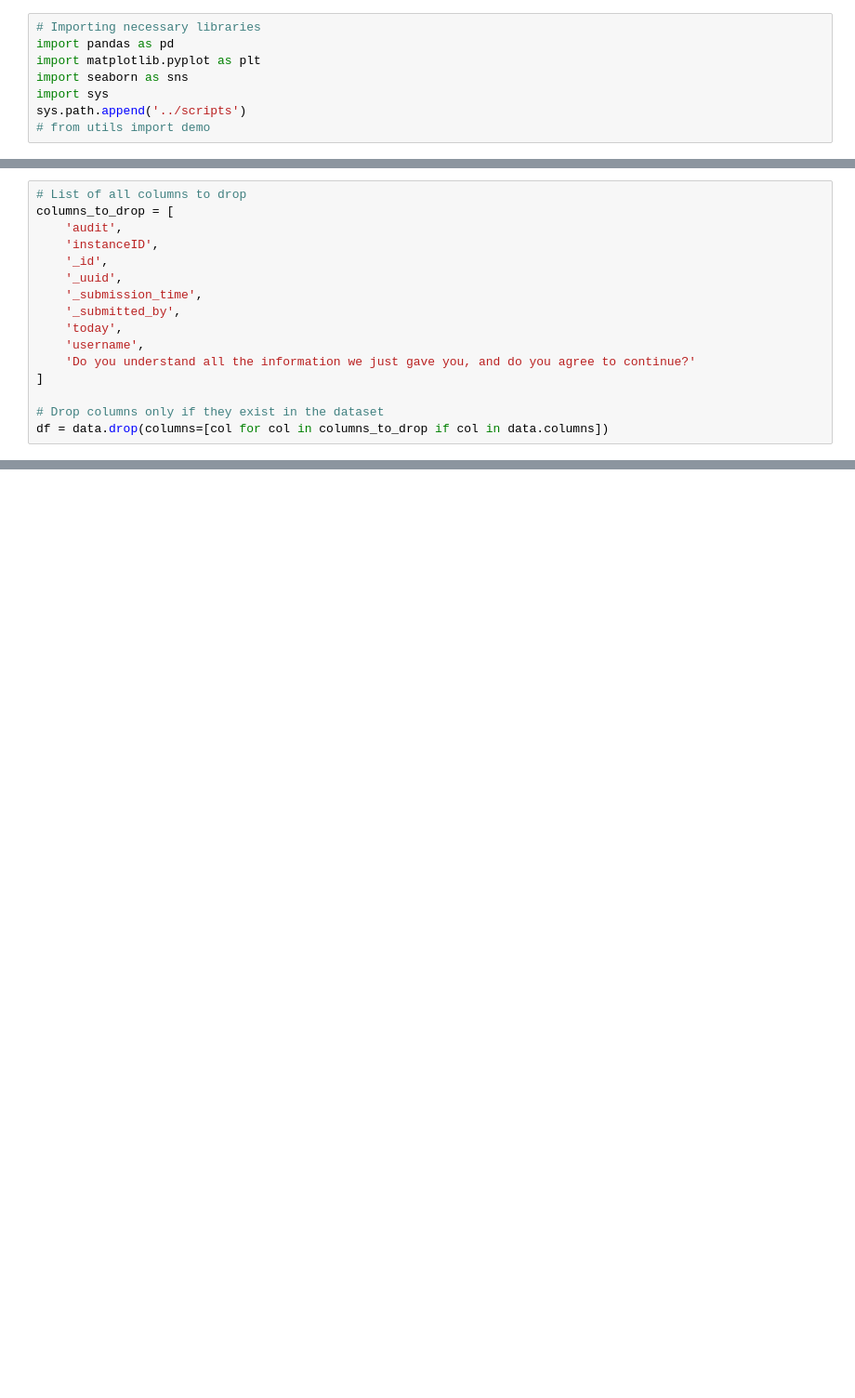
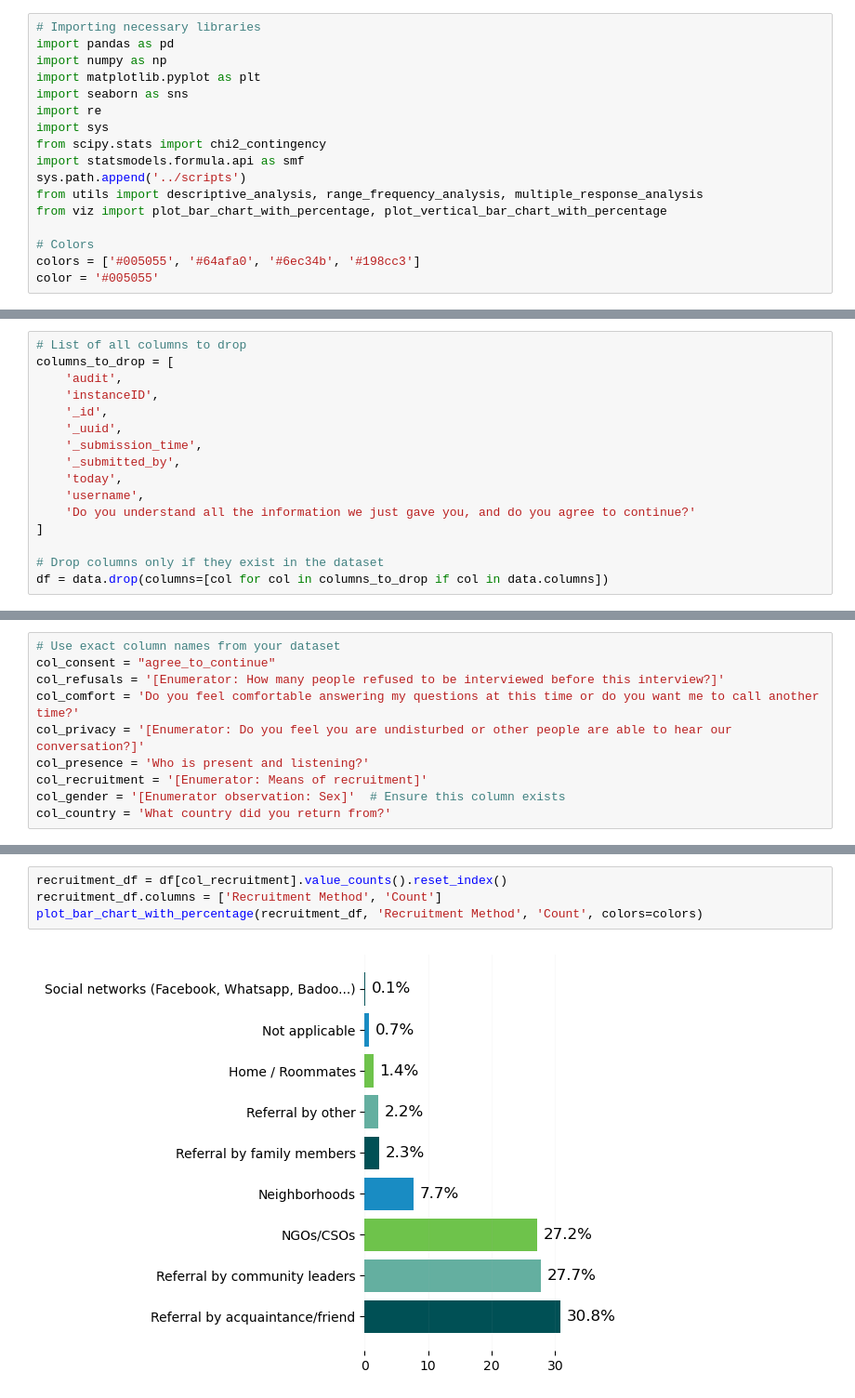
Before and after one commit to Mirwais-Farahi/research-mmc-drc-afghanistan-returnee-trends, a Jupyter notebook: notebooks/analaysis.ipynb, the cells around one changed output, grey strips where cells are left out. Shown at 93% size. Cells and saved outputs as stored; diff of their text form; blank space fills up the shorter version.

```diff
--- a/notebooks/analaysis.ipynb
+++ b/notebooks/analaysis.ipynb
@@ -3,8 +3,17 @@
 # %%
 # Importing necessary libraries
 import pandas as pd
+import numpy as np
 import matplotlib.pyplot as plt
 import seaborn as sns
+import re
 import sys
+from scipy.stats import chi2_contingency
+import statsmodels.formula.api as smf
 sys.path.append('../scripts')
-# from utils import demo
+from utils import descriptive_analysis, range_frequency_analysis, multiple_response_analysis
+from viz import plot_bar_chart_with_percentage, plot_vertical_bar_chart_with_percentage
+
+# Colors
+colors = ['#005055', '#64afa0', '#6ec34b', '#198cc3']
+color = '#005055'
@@ -149,0 +149,10 @@ data.to_csv('../data/processed/MSIA_2024_CEI_Afghanistan_data_cleaned.csv', inde
+# %%
+# Use exact column names from your dataset
+col_consent = "agree_to_continue"
+col_refusals = '[Enumerator: How many people refused to be interviewed before this interview?]'
+col_comfort = 'Do you feel comfortable answering my questions at this time or do you want me to call another time?'
+col_privacy = '[Enumerator: Do you feel you are undisturbed or other people are able to hear our conversation?]'
+col_presence = 'Who is present and listening?'
+col_recruitment = '[Enumerator: Means of recruitment]'
+col_gender = '[Enumerator observation: Sex]'  # Ensure this column exists
+col_country = 'What country did you return from?'
@@ -149,0 +250,6 @@ data.to_csv('../data/processed/MSIA_2024_CEI_Afghanistan_data_cleaned.csv', inde
+# %%
+recruitment_df = df[col_recruitment].value_counts().reset_index()
+recruitment_df.columns = ['Recruitment Method', 'Count']
+plot_bar_chart_with_percentage(recruitment_df, 'Recruitment Method', 'Count', colors=colors)
+# %% [output]
+[figure, added]
```
Also changed, not shown: parts of 226 cells of this notebook, 4 other files.
